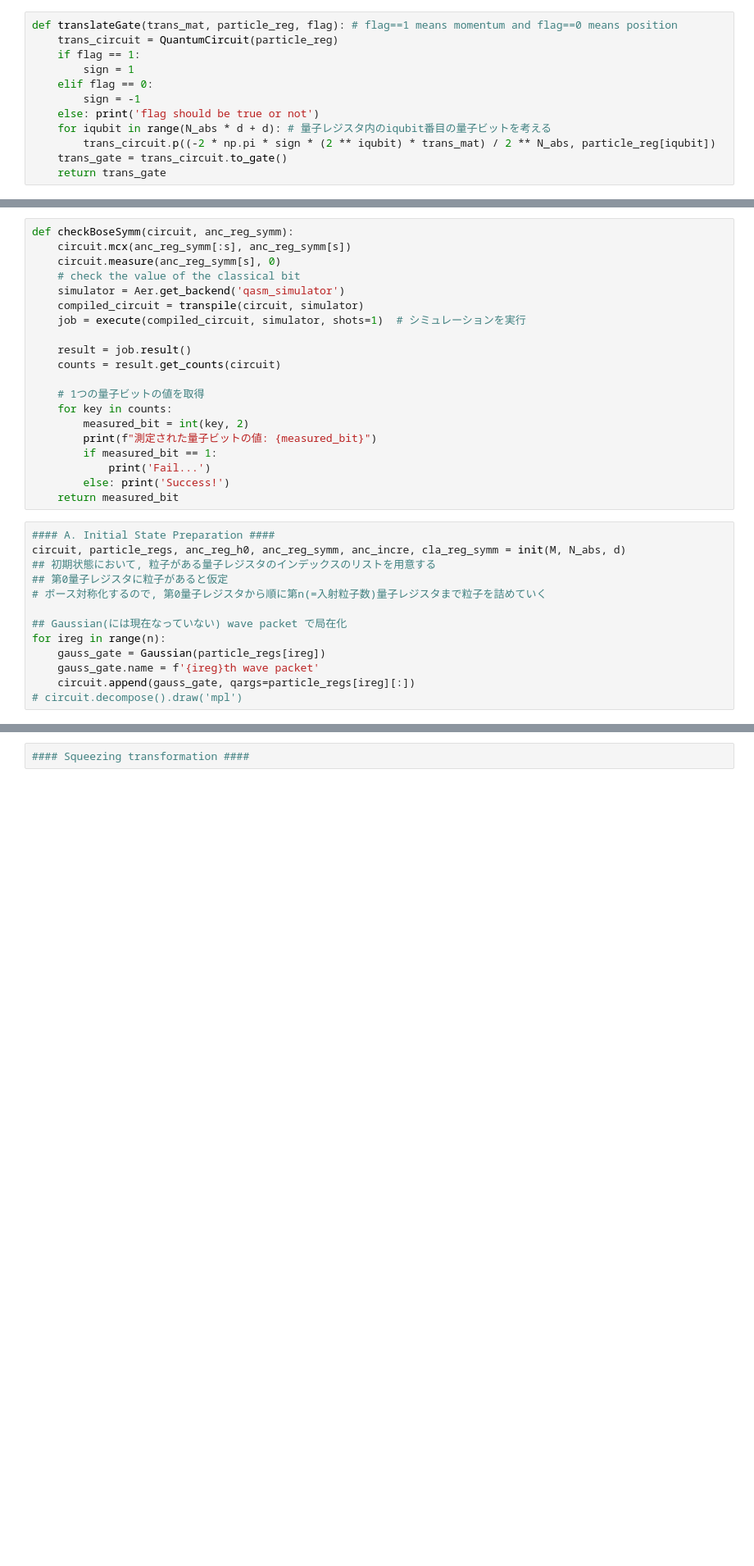
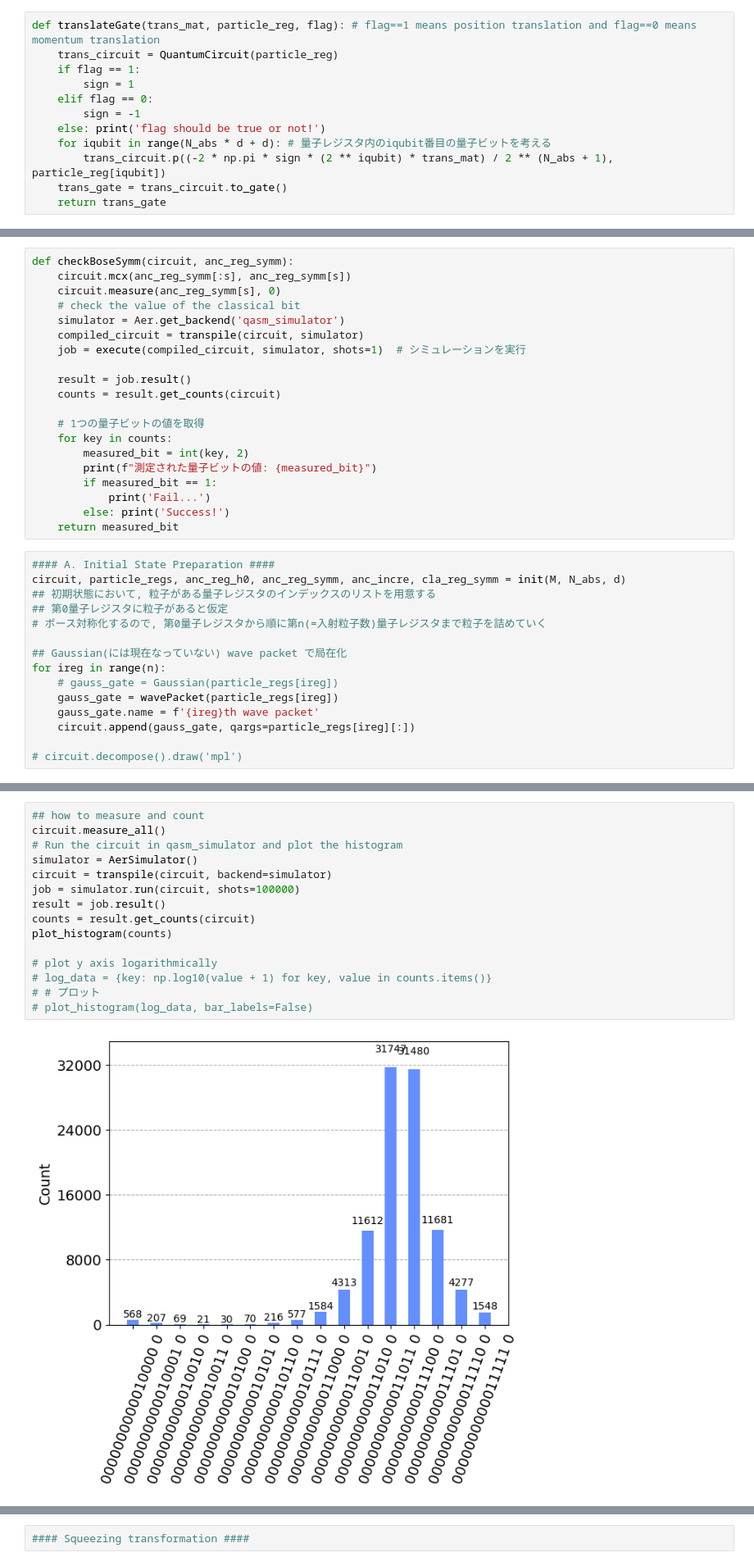
Before and after one commit to UTokyo-ICEPP/single-particle-qft, a Jupyter notebook: qsp/qc_single_particle.ipynb, the cells around one changed output, grey strips where cells are left out. Shown at 82% size. Saved outputs shown, nothing was run; the diff lists cells and outputs as text; blank space fills up the shorter version.

```diff
--- a/qsp/qc_single_particle.ipynb
+++ b/qsp/qc_single_particle.ipynb
@@ -83,15 +96,15 @@ def invQFT(num):
     inv_qft_circuit.to_gate()
     return inv_qft_circuit
 # %%
-def translateGate(trans_mat, particle_reg, flag): # flag==1 means momentum and flag==0 means position
+def translateGate(trans_mat, particle_reg, flag): # flag==1 means position translation and flag==0 means momentum translation
     trans_circuit = QuantumCircuit(particle_reg)
     if flag == 1:
         sign = 1
     elif flag == 0:
         sign = -1
-    else: print('flag should be true or not')
+    else: print('flag should be true or not!')
     for iqubit in range(N_abs * d + d): # 量子レジスタ内のiqubit番目の量子ビットを考える
-        trans_circuit.p((-2 * np.pi * sign * (2 ** iqubit) * trans_mat) / 2 ** N_abs, particle_reg[iqubit])
+        trans_circuit.p((-2 * np.pi * sign * (2 ** iqubit) * trans_mat) / 2 ** (N_abs + 1), particle_reg[iqubit])
     trans_gate = trans_circuit.to_gate()
     return trans_gate
 # %%
@@ -132,9 +145,11 @@ circuit, particle_regs, anc_reg_h0, anc_reg_symm, anc_incre, cla_reg_symm = init
 
 ## Gaussian(には現在なっていない) wave packet で局在化
 for ireg in range(n):
-    gauss_gate = Gaussian(particle_regs[ireg])
+    # gauss_gate = Gaussian(particle_regs[ireg])
+    gauss_gate = wavePacket(particle_regs[ireg])
     gauss_gate.name = f'{ireg}th wave packet'
     circuit.append(gauss_gate, qargs=particle_regs[ireg][:])
+
 # circuit.decompose().draw('mpl')
 # %%
 # circuit, particle_regs, anc_reg_h0, anc_reg_symm, anc_incre, cla_reg_symm = init(M, N_abs, d)
@@ -198,3 +215,20 @@ for ireg in range(n):
+# %%
+## how to measure and count
+circuit.measure_all()
+# Run the circuit in qasm_simulator and plot the histogram
+simulator = AerSimulator()
+circuit = transpile(circuit, backend=simulator)
+job = simulator.run(circuit, shots=100000)
+result = job.result()
+counts = result.get_counts(circuit)
+plot_histogram(counts)
+
+# plot y axis logarithmically
+# log_data = {key: np.log10(value + 1) for key, value in counts.items()}
+# # プロット
+# plot_histogram(log_data, bar_labels=False)
+# %% [output]
+[figure, added]
 # %%
 # ## Bose symmetrization (M=2, n=1)
 
```
Also changed, not shown: parts of 12 cells of this notebook.
